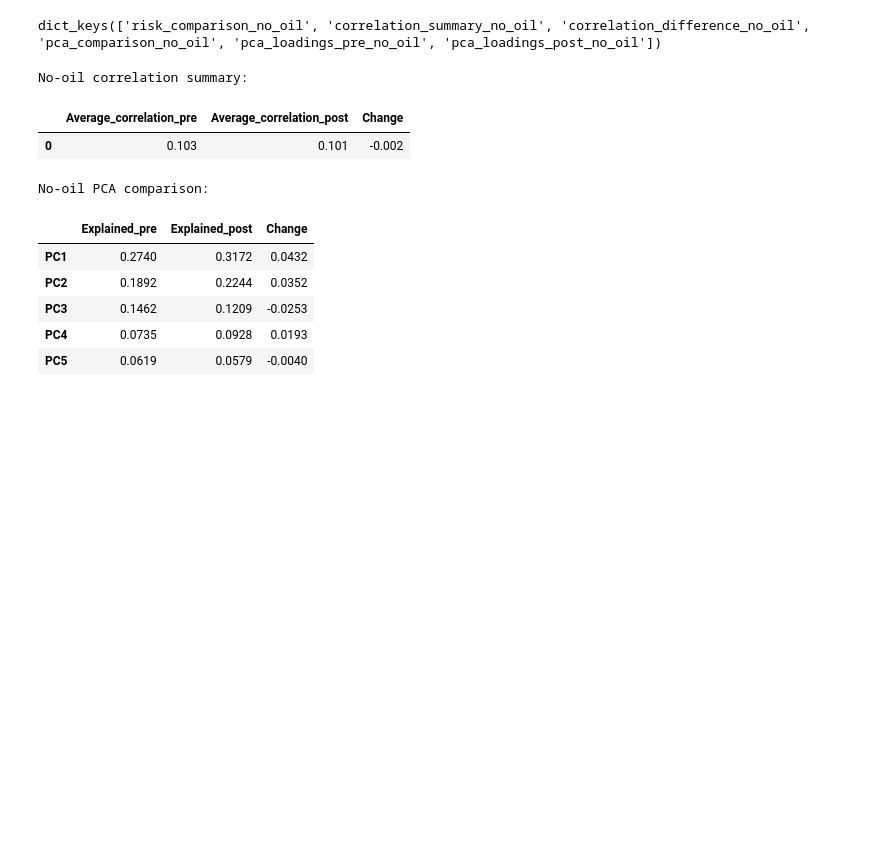
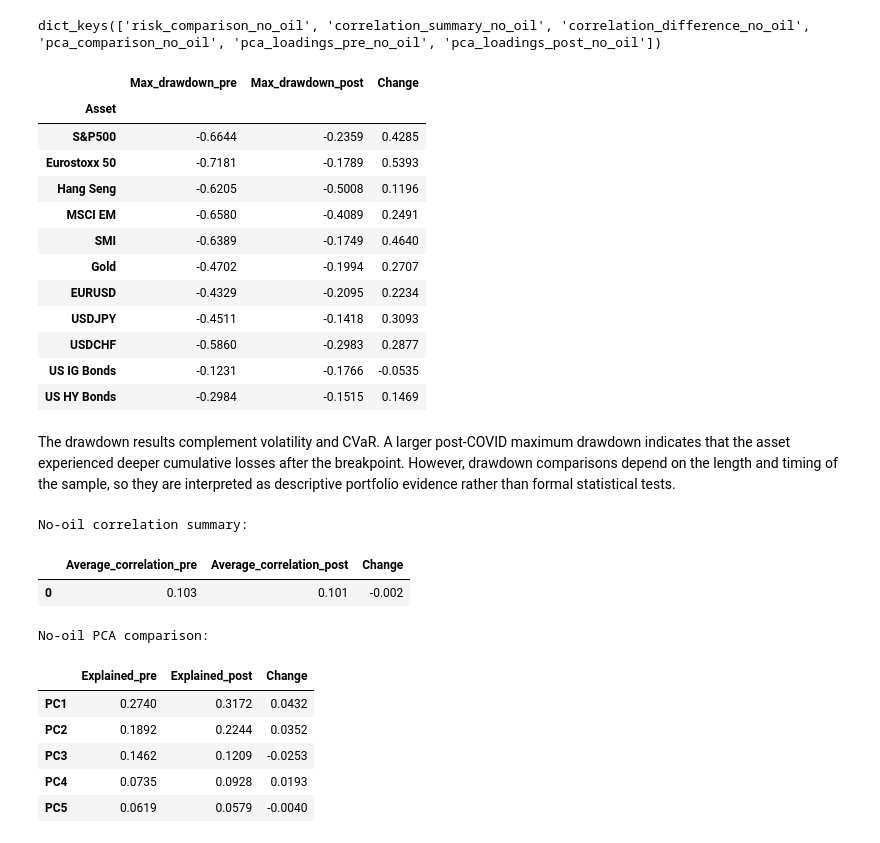
Before and after one commit to Shakk067/Emif-Project-2, a Jupyter notebook: notebooks/01_emif_project_analysis_SUBMISSION_READY.ipynb, the cells around one changed output. Drawn from its saved outputs; the diff is of its cells as text; code cells hidden in the pictures; blank space fills up the shorter version.

```diff
--- a/notebooks/01_emif_project_analysis_SUBMISSION_READY.ipynb
+++ b/notebooks/01_emif_project_analysis_SUBMISSION_READY.ipynb
@@ -2460,6 +2976,83 @@ no_oil_results = run_no_oil_robustness(
 print(no_oil_results.keys())
 # %% [output]
 dict_keys(['risk_comparison_no_oil', 'correlation_summary_no_oil', 'correlation_difference_no_oil', 'pca_comparison_no_oil', 'pca_loadings_pre_no_oil', 'pca_loadings_post_no_oil'])
+# %%
+# ============================================================
+# Drawdown analysis for return-like assets
+# ============================================================
+
+DRAWDOWN_ASSETS = [
+    "S&P500",
+    "Eurostoxx 50",
+    "Hang Seng",
+    "MSCI EM",
+    "SMI",
+    "Gold",
+    "EURUSD",
+    "USDJPY",
+    "USDCHF",
+    "US IG Bonds",
+    "US HY Bonds",
+]
+
+def max_drawdown_from_returns(series):
+    """
+    Computes maximum drawdown from a return series.
+    """
+    r = series.dropna()
+    wealth = np.exp(r.cumsum())
+    running_max = wealth.cummax()
+    drawdown = wealth / running_max - 1
+    return drawdown.min()
+
+
+def run_drawdown_pre_post(returns_df, assets, breakpoint="2020-03-11"):
+    pre, post = split_pre_post_covid(returns_df, breakpoint=breakpoint)
+
+    rows = []
+
+    for asset in assets:
+        if asset not in returns_df.columns:
+            continue
+
+        mdd_pre = max_drawdown_from_returns(pre[asset])
+        mdd_post = max_drawdown_from_returns(post[asset])
+
+        rows.append(
+            {
+                "Asset": asset,
+                "Max_drawdown_pre": mdd_pre,
+                "Max_drawdown_post": mdd_post,
+                "Change": mdd_post - mdd_pre,
+            }
+        )
+
+    return pd.DataFrame(rows).set_index("Asset")
+
+
+drawdown_pre_post = run_drawdown_pre_post(
+    returns_df=returns_df,
+    assets=DRAWDOWN_ASSETS,
+    breakpoint="2020-03-11",
+)
+
+display(drawdown_pre_post.round(4))
+# %% [output]
+|  | Max_drawdown_pre | Max_drawdown_post | Change |
+| Asset |  |  |  |
+| S&P500 | -0.6644 | -0.2359 | 0.4285 |
+| Eurostoxx 50 | -0.7181 | -0.1789 | 0.5393 |
+| Hang Seng | -0.6205 | -0.5008 | 0.1196 |
+| MSCI EM | -0.6580 | -0.4089 | 0.2491 |
+| SMI | -0.6389 | -0.1749 | 0.4640 |
+| Gold | -0.4702 | -0.1994 | 0.2707 |
+| EURUSD | -0.4329 | -0.2095 | 0.2234 |
+| USDJPY | -0.4511 | -0.1418 | 0.3093 |
+| USDCHF | -0.5860 | -0.2983 | 0.2877 |
+| US IG Bonds | -0.1231 | -0.1766 | -0.0535 |
+| US HY Bonds | -0.2984 | -0.1515 | 0.1469 |
+# %% [markdown]
+The drawdown results complement volatility and CVaR. A larger post-COVID maximum drawdown indicates that the asset experienced deeper cumulative losses after the breakpoint. However, drawdown comparisons depend on the length and timing of the sample, so they are interpreted as descriptive portfolio evidence rather than formal statistical tests.
 # %%
 no_oil_pca = no_oil_results["pca_comparison_no_oil"]
 no_oil_corr = no_oil_results["correlation_summary_no_oil"]
```
Also changed, not shown: parts of 9 cells of this notebook, 6 other files.
